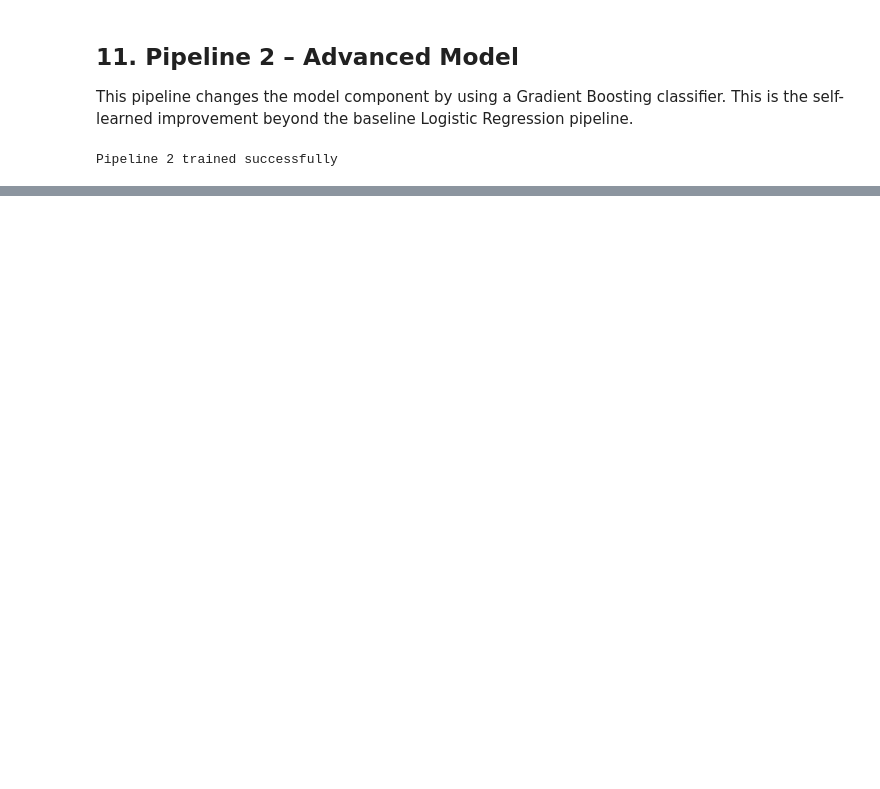
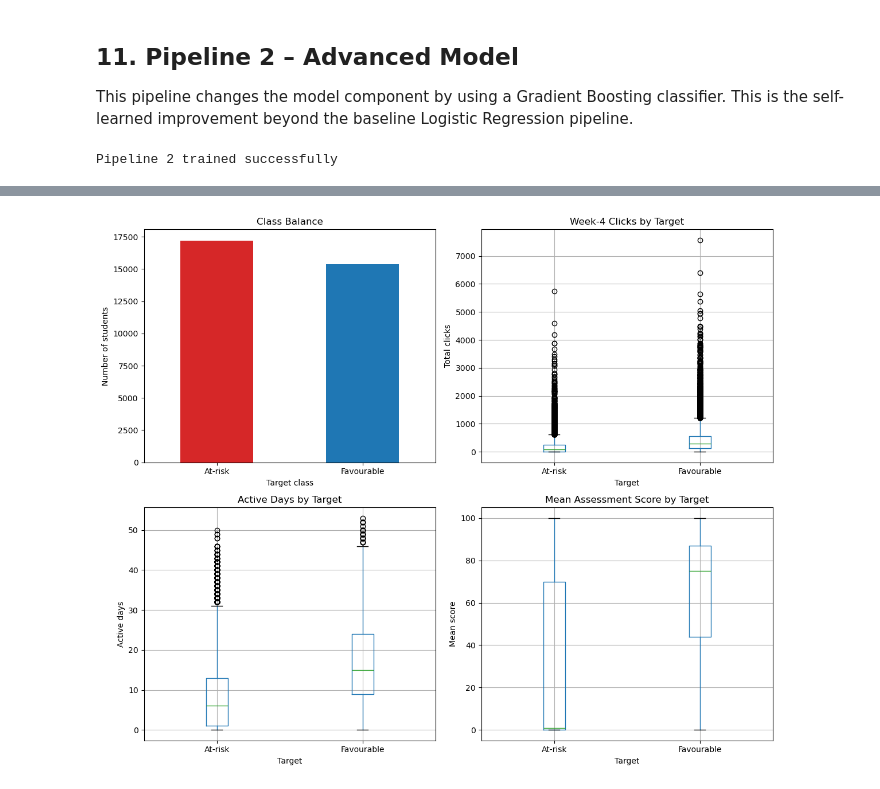
Before and after one commit to KhozaVu/Machine-Learning-Notebook, a Jupyter notebook: OULAD_Project.ipynb, the cells around one changed output, grey strips where cells are left out. Saved outputs shown, nothing was run; the diff lists cells and outputs as text; code cells hidden in the pictures; blank space fills up the shorter version.

```diff
--- a/OULAD_Project.ipynb
+++ b/OULAD_Project.ipynb
@@ -125,6 +127,15 @@ target
 1    0.472034
 Name: proportion, dtype: float64
 # %%
+if "target" not in student_info.columns:
+    student_info["target"] = student_info["final_result"].map({
+        "Pass": 1,
+        "Distinction": 1,
+        "Fail": 0,
+        "Withdrawn": 0
+    })
+    print("`target` was missing, so it was recreated from `final_result`.")
+
 print(student_info["target"].isnull().sum())
 # %% [output]
 0
@@ -260,6 +271,15 @@ assessment_features.head()
 | 3 | AAA | 2013J | 32885 | 69.0 | 69.0 | 1 |
 | 4 | AAA | 2013J | 38053 | 79.0 | 79.0 | 1 |
 # %%
+if "target" not in student_info.columns:
+    student_info["target"] = student_info["final_result"].map({
+        "Pass": 1,
+        "Distinction": 1,
+        "Fail": 0,
+        "Withdrawn": 0
+    })
+    print("`target` was missing, so it was recreated from `final_result`.")
+
 demographic_features = student_info[[
     "code_module",
     "code_presentation",
@@ -1034,0 +1240,54 @@ plt.show()
+# %%
+import matplotlib.pyplot as plt
+
+required_objects = ["df"]
+missing_objects = [name for name in required_objects if name not in globals()]
+
+required_columns = ["target", "total_clicks_w4", "active_days_w4", "mean_score_w4"]
+
+if missing_objects:
+    print(
+        "Section 16 EDA figures require the engineered dataframe from Section 6. "
+        "Run Sections 2 to 6 first, then rerun this cell."
+    )
+else:
+    missing_columns = [col for col in required_columns if col not in df.columns]
+    if missing_columns:
+        print(f"The dataframe `df` is missing expected columns: {', '.join(missing_columns)}")
+    else:
+        fig, axes = plt.subplots(2, 2, figsize=(12, 10))
+
+        df["target"].value_counts().sort_index().plot(
+            kind="bar",
+            ax=axes[0, 0],
+            color=["tab:red", "tab:blue"]
+        )
+        axes[0, 0].set_title("Class Balance")
+        axes[0, 0].set_xlabel("Target class")
+        axes[0, 0].set_ylabel("Number of students")
+        axes[0, 0].set_xticklabels(["At-risk", "Favourable"], rotation=0)
+
+        df.boxplot(column="total_clicks_w4", by="target", ax=axes[0, 1])
+        axes[0, 1].set_title("Week-4 Clicks by Target")
+        axes[0, 1].set_xlabel("Target")
+        axes[0, 1].set_ylabel("Total clicks")
+        axes[0, 1].set_xticklabels(["At-risk", "Favourable"], rotation=0)
+
+        df.boxplot(column="active_days_w4", by="target", ax=axes[1, 0])
+        axes[1, 0].set_title("Active Days by Target")
+        axes[1, 0].set_xlabel("Target")
+        axes[1, 0].set_ylabel("Active days")
+        axes[1, 0].set_xticklabels(["At-risk", "Favourable"], rotation=0)
+
+        df.boxplot(column="mean_score_w4", by="target", ax=axes[1, 1])
+        axes[1, 1].set_title("Mean Assessment Score by Target")
+        axes[1, 1].set_xlabel("Target")
+        axes[1, 1].set_ylabel("Mean score")
+        axes[1, 1].set_xticklabels(["At-risk", "Favourable"], rotation=0)
+
+        fig.suptitle("")
+        plt.tight_layout()
+        plt.savefig("eda_overview.png", dpi=300, bbox_inches="tight")
+        plt.show()
+# %% [output]
+[figure, added]
```
Also changed, not shown: parts of 46 cells of this notebook.
